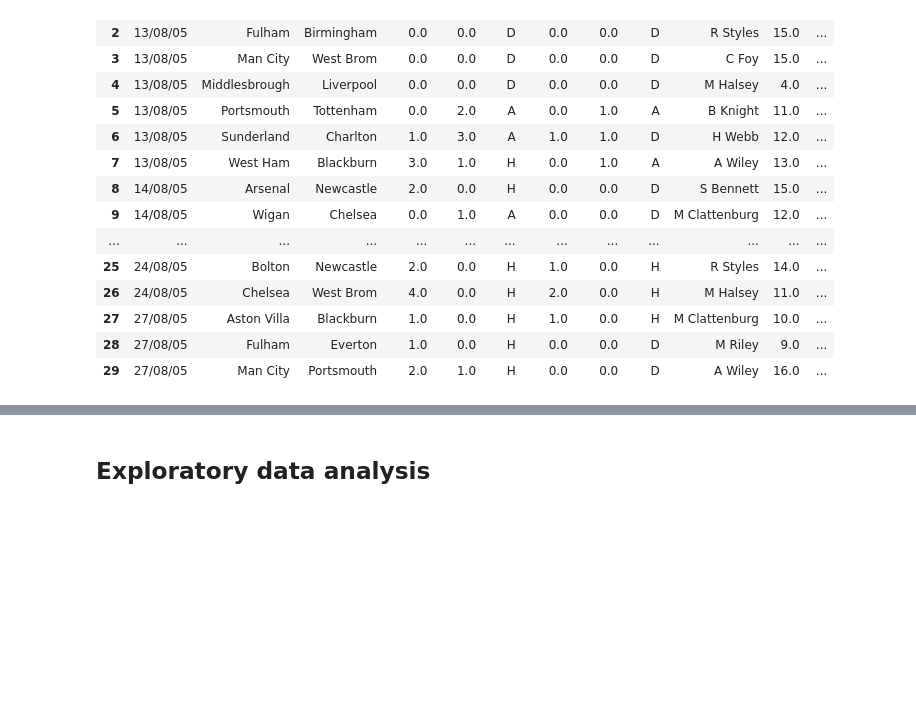
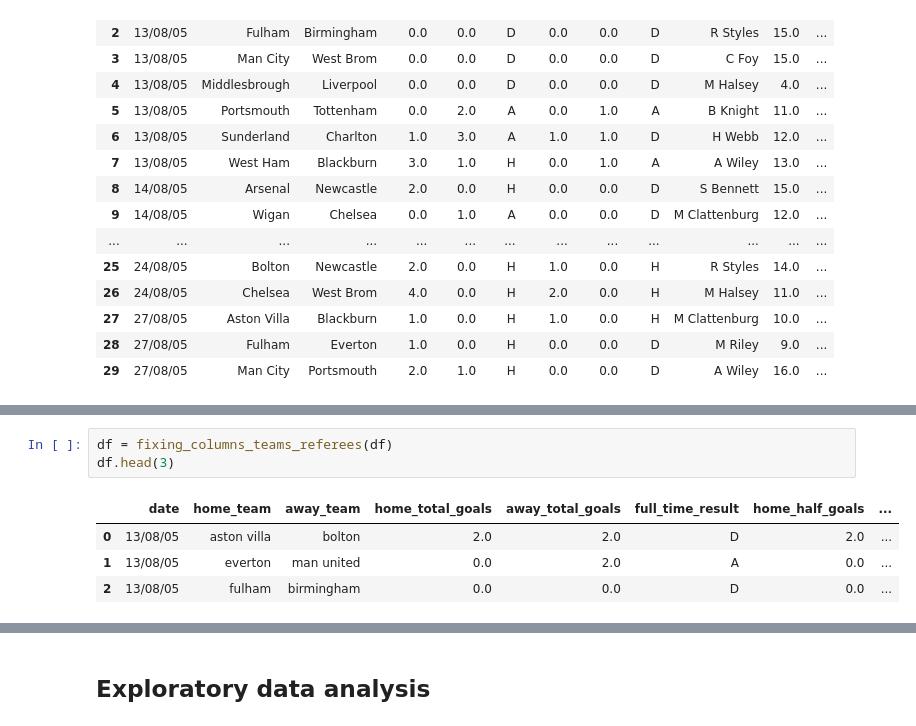
Before and after one commit to RuiFSP/Premier-League-Football, a Jupyter notebook: notebooks/02-data-preparation.ipynb, the cells around one changed output, grey strips where cells are left out. Drawn from its saved outputs; the diff is of its cells as text; blank space fills up the shorter version.

```diff
--- a/notebooks/02-data-preparation.ipynb
+++ b/notebooks/02-data-preparation.ipynb
@@ -37,0 +83,8 @@ df.head(30)
+# %%
+df = fixing_columns_teams_referees(df)
+df.head(3)
+# %% [output]
+|  | date | home_team | away_team | home_total_goals | away_total_goals | full_time_result | home_half_goals | ... |
+| 0 | 13/08/05 | aston villa | bolton | 2.0 | 2.0 | D | 2.0 | ... |
+| 1 | 13/08/05 | everton | man united | 0.0 | 2.0 | A | 0.0 | ... |
+| 2 | 13/08/05 | fulham | birmingham | 0.0 | 0.0 | D | 0.0 | ... |
```
Also changed, not shown: parts of 12 cells of this notebook, 4 other files.
